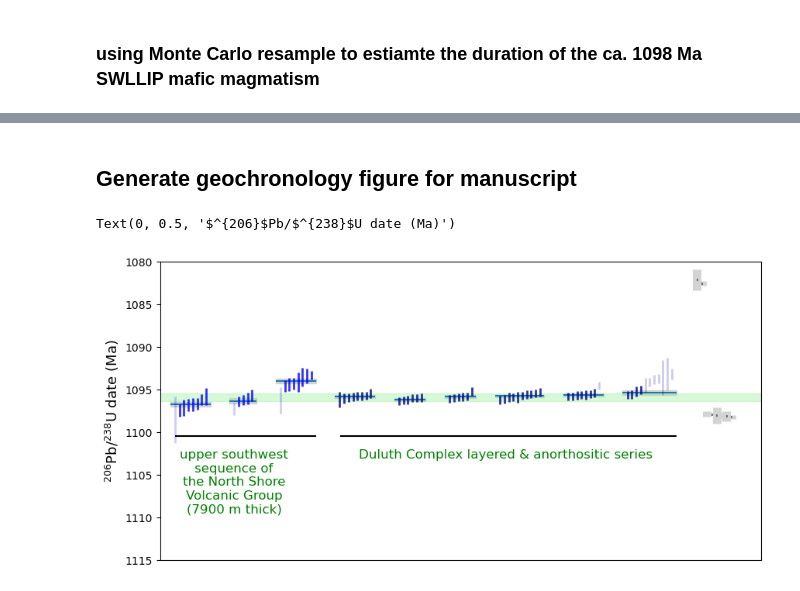
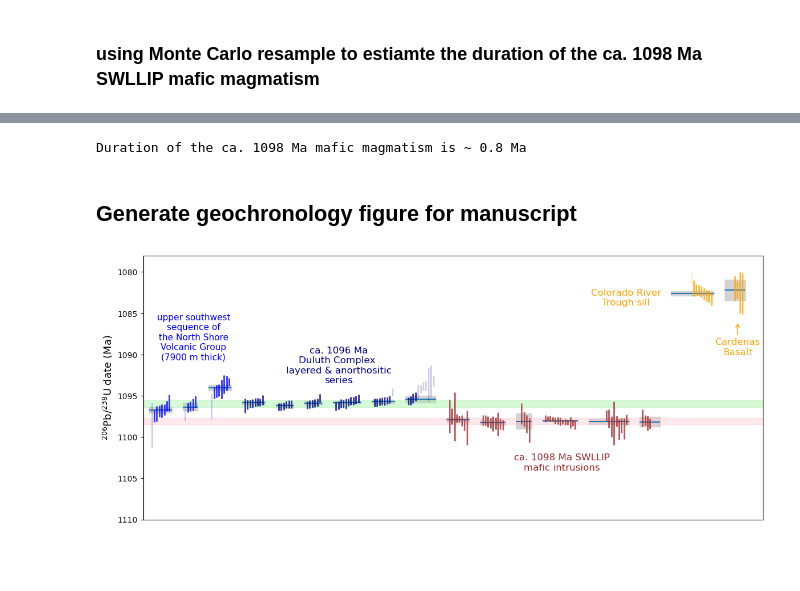
Before and after one commit to Swanson-Hysell-Group/2024_SWLLIP, a Jupyter notebook: code/SWLLIP_geochron.ipynb, the cells around one changed output, grey strips where cells are left out. Saved outputs shown, nothing was run; the diff lists cells and outputs as text; code cells hidden in the pictures; blank space fills up the shorter version.

```diff
--- a/code/SWLLIP_geochron.ipynb
+++ b/code/SWLLIP_geochron.ipynb
@@ -351,0 +431,17 @@ geochron_data
+# %%
+geochron_data = pd.DataFrame({'labels': labels,
+                      'polarity_colors' : colors,
+                      'U_Pb_zircon_dates': U_Pb_zircon_dates,
+                      'U_Pb_zircon_2sigmas': U_Pb_zircon_2sigmas,
+                      'U_Pb_zircon_include': U_Pb_zircon_include,
+                      'U_Pb_sample_mean': U_Pb_sample_means,
+                      'U_Pb_sample_2sigma': U_Pb_sample_2sigmas})
+
+geochron_data['n'] = [i.count('yes') for i in geochron_data['U_Pb_zircon_include']]
+
+# calculate 2sigma with student T test values
+geochron_data['2sigma'] = geochron_data['U_Pb_sample_2sigma']/2*stats.t.isf(0.025,geochron_data['n']-1)
+
+# geochron_data.to_csv('./code_output/compiled_geochron.csv')
+# geochron_data = pd.read_csv('./code_output/compiled_geochron.csv')
+geochron_data
@@ -399,50 +516,48 @@ plt.show()
+# %%
+print('Duration of the ca. 1098 Ma mafic magmatism is ~', round(upper-lower,1), 'Ma')
+# %% [output]
+Duration of the ca. 1098 Ma mafic magmatism is ~ 0.8 Ma
 # %% [markdown]
 ## Generate geochronology figure for manuscript
 # %%
-sample_width = 1
-
-fig, ax, x_positions = plot_dates(MCR_geochron.U_Pb_zircon_dates, MCR_geochron.U_Pb_zircon_2sigmas,
-                                  MCR_geochron.U_Pb_zircon_include,
-                                  MCR_geochron.U_Pb_sample_mean, MCR_geochron.U_Pb_sample_2sigma,
-                                  colors, labels, legend=False, figsize=(10,5), lineweight=2)
+fig, ax, x_positions = plot_dates(geochron_data.U_Pb_zircon_dates, geochron_data.U_Pb_zircon_2sigmas,
+                                  geochron_data.U_Pb_zircon_include,
+                                  geochron_data.U_Pb_sample_mean, geochron_data['2sigma'],
+                                  colors, labels, legend=False, figsize=(14,6), lineweight=2)
 
 # add Duluth Complex duration bar
 rectangle = matplotlib.patches.Rectangle((0,1095.71 - 0.17),300, (1096.19 + 0.19)-(1095.71 - 0.17), color='lightgreen',alpha=0.35)
 ax.add_patch(rectangle)
 
 # add SWLLIP duration bar
-rectangle = matplotlib.patches.Rectangle((0,1095.71 - 0.17),300, (1096.19 + 0.19)-(1095.71 - 0.17), color='lightgreen',alpha=0.35)
+rectangle = matplotlib.patches.Rectangle((0,1098.1 - 0.4), 300, 0.8, color='pink',alpha=0.35)
 ax.add_patch(rectangle)
 
-plt.text(100, 1102, 'Duluth Complex layered & anorthositic series', color='green' ,fontsize=12,
-        verticalalignment='top',horizontalalignment='right')
-plt.hlines(1100.5,x_positions[2]+5,x_positions[8], color='k')
+plt.text(18,1085,'upper southwest\nsequence of\nthe North Shore\nVolcanic Group\n(7900 m thick)',verticalalignment='top',
+         horizontalalignment='center',fontsize=11, color='blue')
+# plt.hlines(1090,3,x_positions[2], color='k')
 
-plt.text(15,1102,'upper southwest\nsequence of\nthe North Shore\nVolcanic Group\n(7900 m thick)',verticalalignment='top',
-         horizontalalignment='center',fontsize=12, color='green')
-plt.hlines(1100.5,3,x_positions[2], color='k')
+plt.text(70, 1089, 'ca. 1096 Ma\nDuluth Complex \nlayered & anorthositic\nseries', color='darkblue' ,fontsize=12,
+        verticalalignment='top',horizontalalignment='center')
+# plt.hlines(1090,x_positions[2]+5,x_positions[8], color='k')
+
+plt.text(150, 1102, 'ca. 1098 Ma SWLLIP\nmafic intrusions', color='brown' ,fontsize=12,
+        verticalalignment='top',horizontalalignment='center')
+# plt.hlines(1102,x_positions[8]+5,x_positions[14], color='k')
+
+plt.text(173, 1082, 'Colorado River\nTrough sill', color='orange' ,fontsize=12,
+        verticalalignment='top',horizontalalignment='center')
+
+plt.annotate('Cardenas\nBasalt', (213, 1086), (213, 1088), color='orange' ,fontsize=12,
+        verticalalignment='top',horizontalalignment='center', arrowprops={'arrowstyle':'->', 'color':'orange'})
 
 
-for i in range(len(Mohr2023a_data)):
-    current_x = (i+5+int(x_positions[-1]))
-    this_mean_age = Mohr2023a_data['206Pb/238U age (Ma)'][i]
-    this_2_sigma = Mohr2023a_data['2_sigma'][i]
-    this_age_lower = this_mean_age - this_2_sigma
-    this_age_upper = this_mean_age + this_2_sigma
-    this_n = Mohr2023a_data['n'][i]
-
-
-    plt.gca().vlines(current_x, this_mean_age-this_2_sigma, this_mean_age+this_2_sigma, color='lightgrey', lw=8)
-
-    plt.gca().hlines(this_mean_age, xmin = current_x-.05, xmax = current_x+.05, color='k', lw=2)
-
-    plt.axhline(this_mean_age, current_x-1, current_x+sample_width)
-
-plt.xlim(0, int(x_positions[-1])+len(Mohr2023a_data)+10)
+plt.xlim(0, int(x_positions[-1])+7)
 plt.xticks([])
-plt.ylim(1115, 1080)
+plt.ylim(1110, 1078)
 # plt.gca().invert_yaxis()
 plt.ylabel('$^{206}$Pb/$^{238}$U date (Ma)',fontsize=13)
+plt.savefig('../figure/SWLLIP_geochron.pdf', bbox_inches='tight')
+plt.show()
 # %% [output]
-Text(0, 0.5, '$^{206}$Pb/$^{238}$U date (Ma)')
-[figure, old version]
+[figure, new version]
```
Also changed, not shown: parts of 11 cells of this notebook.
